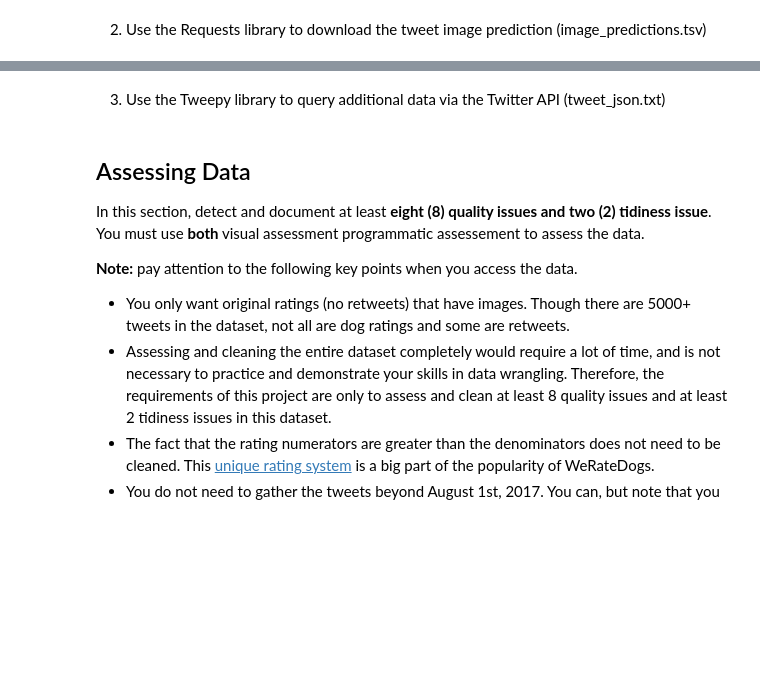
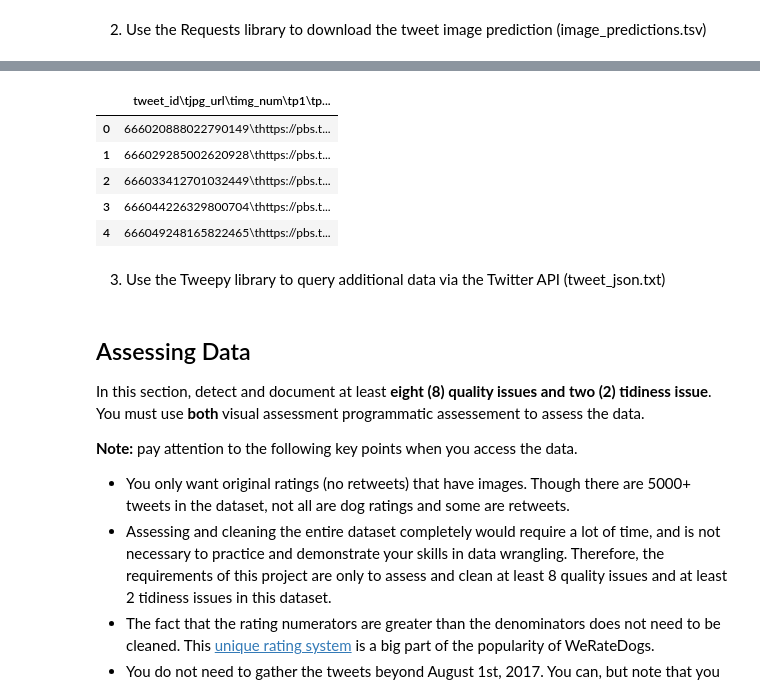
Before and after one commit to EricOdhiambo/wrangling-and-Analyzing-data, a Jupyter notebook: wrangle_act.ipynb, the cells around one changed output, grey strips where cells are left out. Cells and saved outputs as stored; diff of their text form; code cells hidden in the pictures; blank space fills up the shorter version.

```diff
--- a/wrangle_act.ipynb
+++ b/wrangle_act.ipynb
@@ -12,3 +75,17 @@ In the cell below, gather **all** three pieces of data for this project and load
+# %%
+# loading the image-predictions.tsv file and printing it as pandas dataframe
+# to see if it's correctly downloaded
+
+pathDataset2 = '/content/image_prediction_folder/image-predictions.tsv'
+df2 = pd.read_csv(pathDataset2)
+df2.head()
+# %% [output]
+|  | tweet_id\tjpg_url\timg_num\tp1\tp... |
+| 0 | 666020888022790149\thttps://pbs.t... |
+| 1 | 666029285002620928\thttps://pbs.t... |
+| 2 | 666033412701032449\thttps://pbs.t... |
+| 3 | 666044226329800704\thttps://pbs.t... |
+| 4 | 666049248165822465\thttps://pbs.t... |
 # %% [markdown]
 3. Use the Tweepy library to query additional data via the Twitter API (tweet_json.txt)
 # %% [markdown]
```
Also changed, not shown: parts of 11 cells of this notebook.
